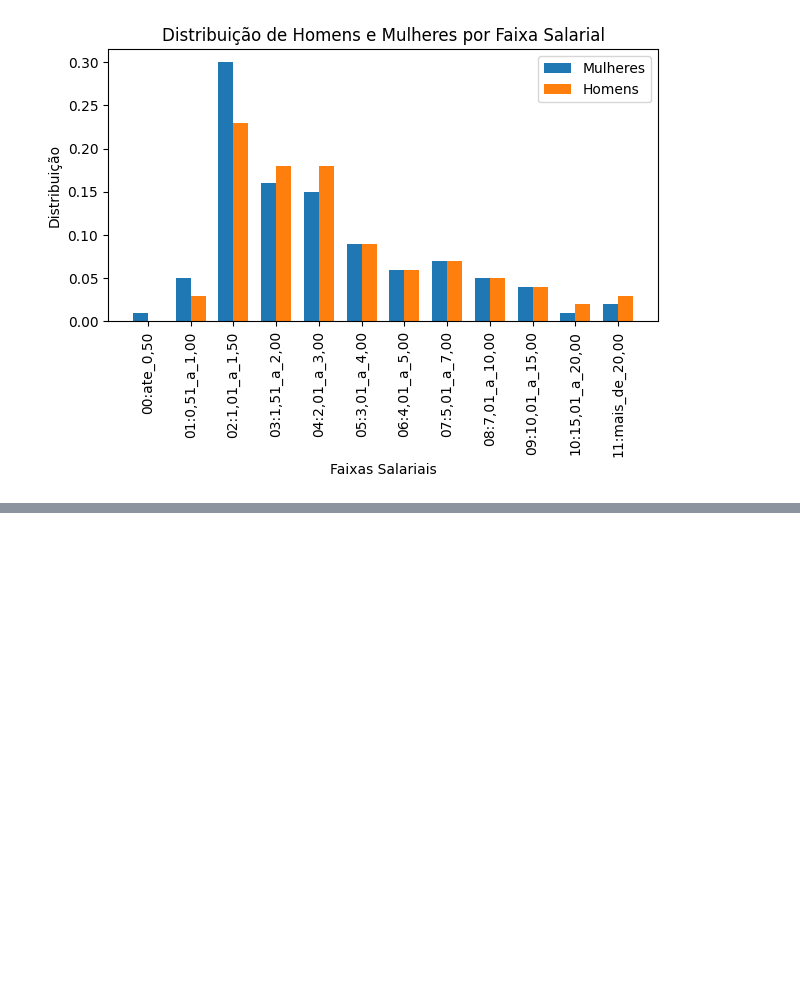
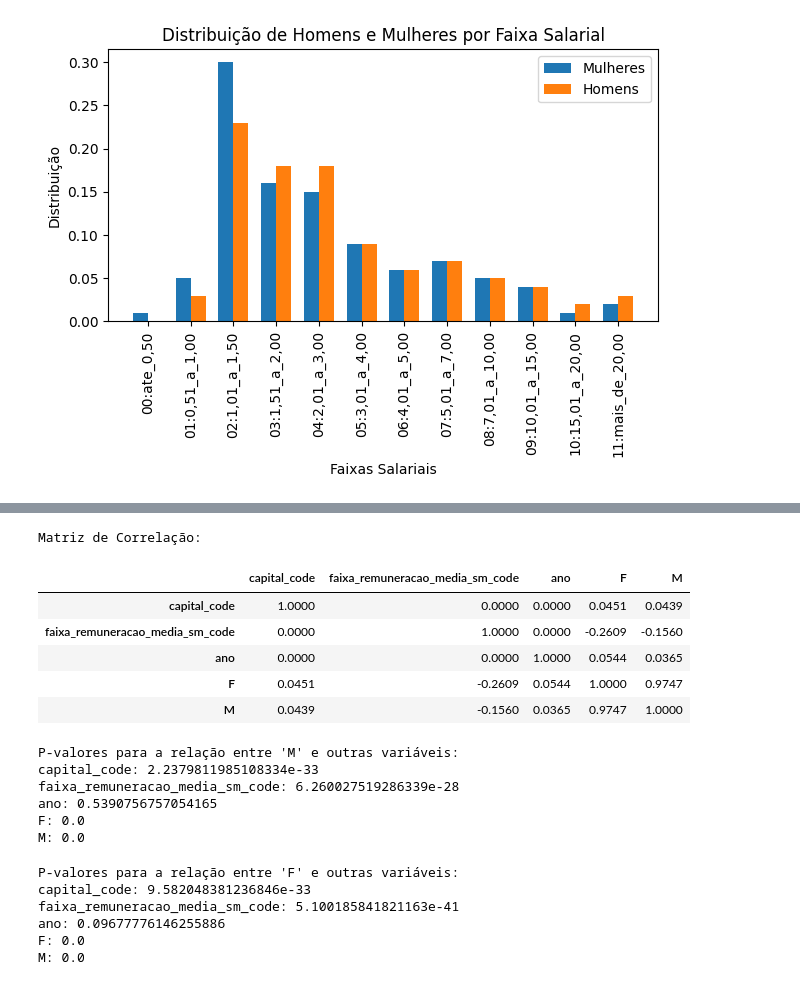
Before and after one commit to luisabolsonisousa/rais_ingestion, a Jupyter notebook: rais_dados/analises/Estat_faixa_salarial.ipynb, the cells around one changed output, grey strips where cells are left out. Saved outputs shown, nothing was run; the diff lists cells and outputs as text; code cells hidden in the pictures; blank space fills up the shorter version.

```diff
--- a/rais_dados/analises/Estat_faixa_salarial.ipynb
+++ b/rais_dados/analises/Estat_faixa_salarial.ipynb
@@ -334,0 +372,62 @@ Notes:
+# %%
+
+# Calcule a matriz de correlação
+correlation_matrix = df_C_F[['capital_code', 'faixa_remuneracao_media_sm_code', 'ano', 'F', 'M']].corr(method='spearman')
+
+# Exiba a matriz de correlação
+print("Matriz de Correlação:")
+correlation_matrix
+# %% [output]
+Matriz de Correlação:
+|  | capital_code | faixa_remuneracao_media_sm_code | ano | F | M |
+| capital_code | 1.0000 | 0.0000 | 0.0000 | 0.0451 | 0.0439 |
+| faixa_remuneracao_media_sm_code | 0.0000 | 1.0000 | 0.0000 | -0.2609 | -0.1560 |
+| ano | 0.0000 | 0.0000 | 1.0000 | 0.0544 | 0.0365 |
+| F | 0.0451 | -0.2609 | 0.0544 | 1.0000 | 0.9747 |
+| M | 0.0439 | -0.1560 | 0.0365 | 0.9747 | 1.0000 |
+# %%
+from scipy.stats import pearsonr
+
+# Lista para armazenar p-valores
+p_values = []
+temp_df = df_C_F[['capital_code', 'faixa_remuneracao_media_sm_code', 'ano', 'F', 'M']]
+
+# Loop através de cada variável e calcular o p-valor
+for column in temp_df.columns[:]:  # Excluindo a primeira coluna (capital)
+    p_value = pearsonr(temp_df['M'], temp_df[column])[1]
+    p_values.append((column, p_value))
+
+# Exibir os p-valores
+print("P-valores para a relação entre 'M' e outras variáveis:")
+for variable, p_value in p_values:
+    print(f"{variable}: {p_value}")
+# %% [output]
+P-valores para a relação entre 'M' e outras variáveis:
+capital_code: 2.2379811985108334e-33
+faixa_remuneracao_media_sm_code: 6.260027519286339e-28
+ano: 0.5390756757054165
+F: 0.0
+M: 0.0
+# %%
+from scipy.stats import pearsonr
+
+# Lista para armazenar p-valores
+p_values = []
+temp_df = df_C_F[['capital_code', 'faixa_remuneracao_media_sm_code', 'ano', 'F', 'M']]
+
+# Loop através de cada variável e calcular o p-valor
+for column in temp_df.columns[:]:  # Excluindo a primeira coluna (capital)
+    p_value = pearsonr(temp_df['F'], temp_df[column])[1]
+    p_values.append((column, p_value))
+
+# Exibir os p-valores
+print("P-valores para a relação entre 'F' e outras variáveis:")
+for variable, p_value in p_values:
+    print(f"{variable}: {p_value}")
+# %% [output]
+P-valores para a relação entre 'F' e outras variáveis:
+capital_code: 9.582048381236846e-33
+faixa_remuneracao_media_sm_code: 5.100185841821163e-41
+ano: 0.09677776146255886
+F: 0.0
+M: 0.0
```
Also changed, not shown: parts of 8 cells of this notebook, 2 other files.
